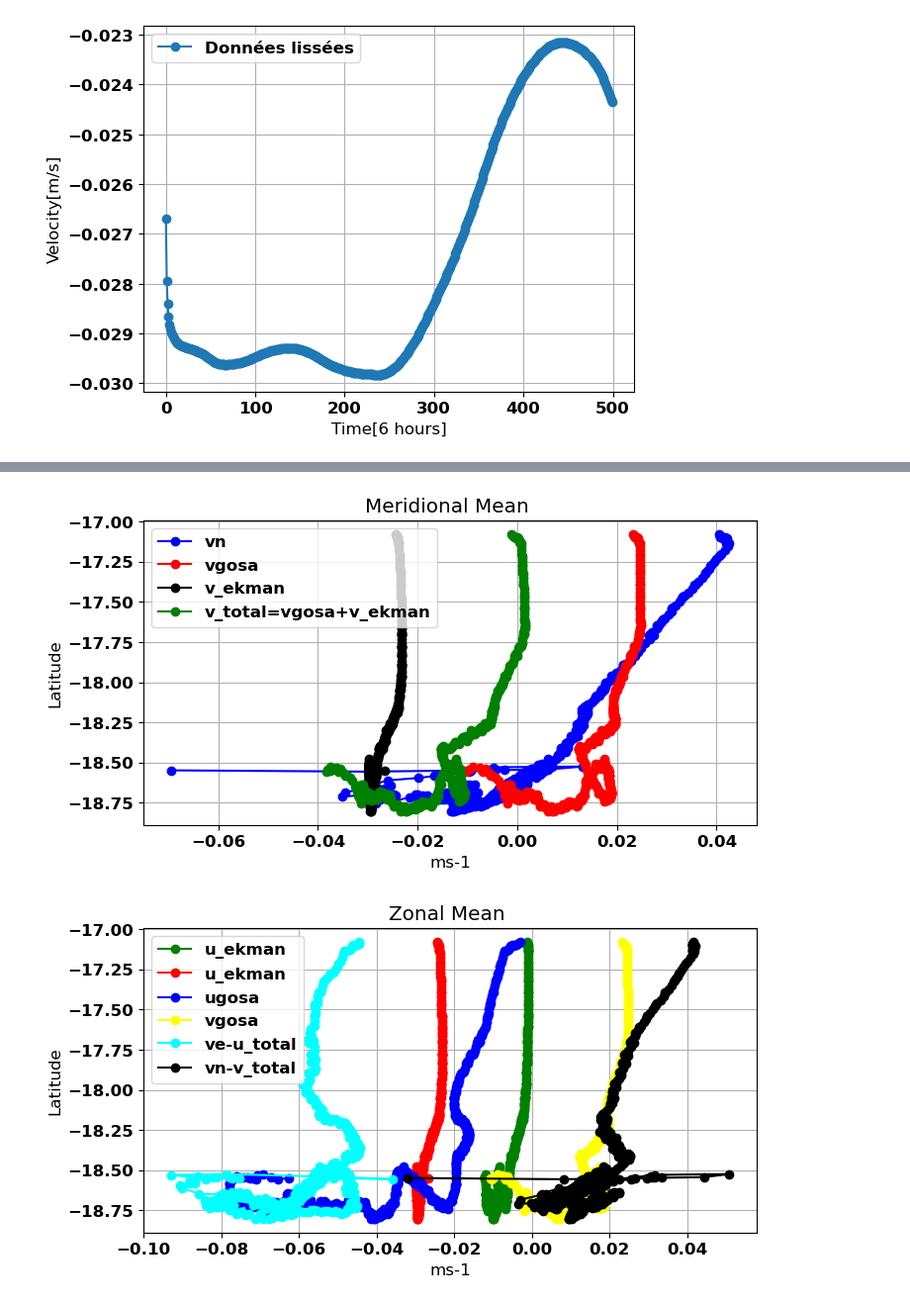
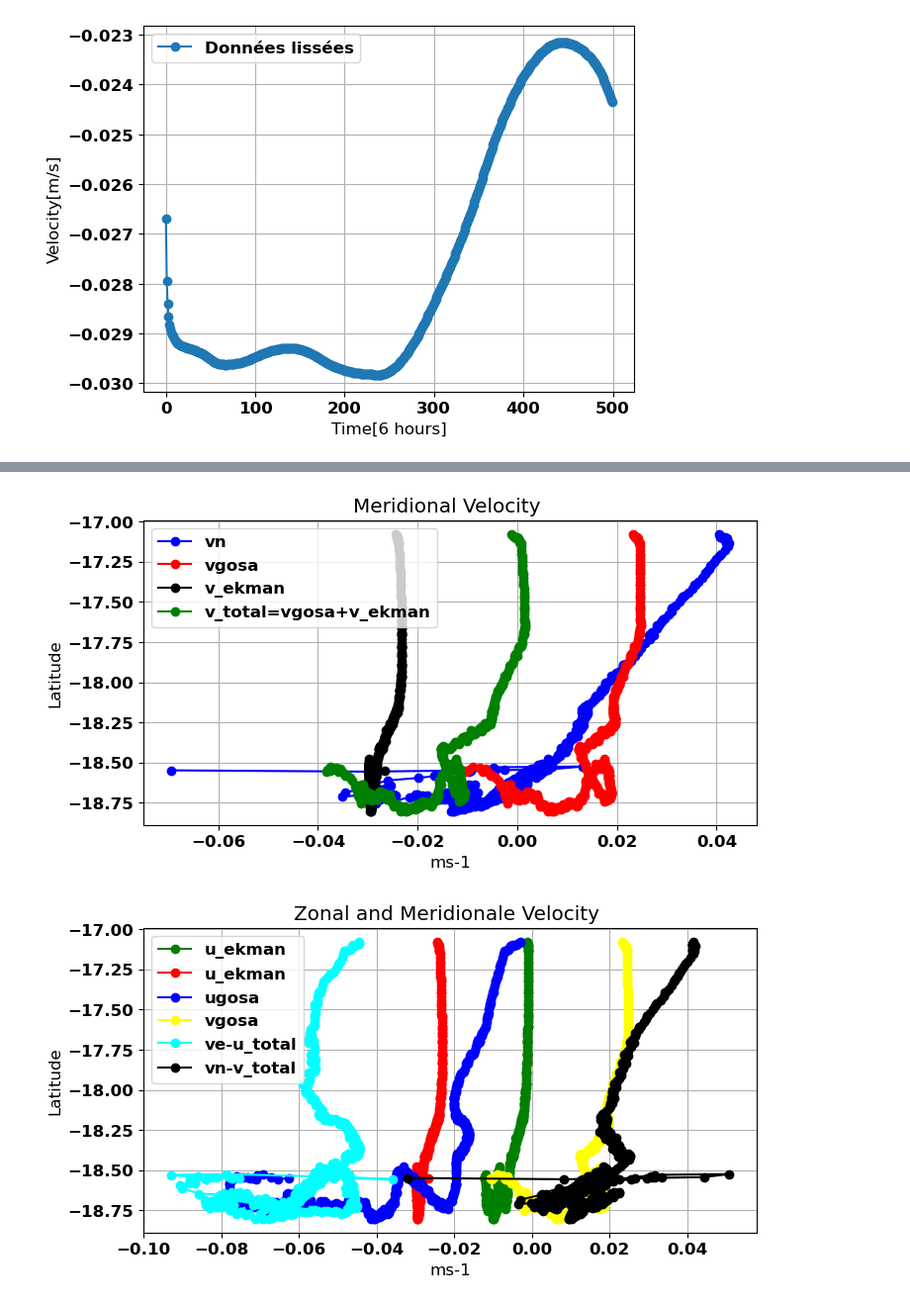
Before and after one commit to Julio-Leonel-Donfack/Courants-Derivants-Cmems, a Jupyter notebook: CMEMS_notebooks/7-courant-combine-drifter-plus-cmems-1.ipynb, the cells around one changed output, grey strips where cells are left out. Shown: that part at 99% size. Drawn from its saved outputs; the diff is of its cells as text; code cells hidden in the pictures.

```diff
--- a/CMEMS_notebooks/7-courant-combine-drifter-plus-cmems-1.ipynb
+++ b/CMEMS_notebooks/7-courant-combine-drifter-plus-cmems-1.ipynb
@@ -881,39 +881,39 @@ plt.plot(filtered_values_6, df_1['latitude'],marker='o', linestyle='-', color='r
 plt.plot(filtered_values_8, df_1['latitude'],marker='o', linestyle='-', color='k',label='v_ekman')
 plt.plot(filtered_values_4, df_1['latitude'],marker='o', linestyle='-', color='g',label='v_total=vgosa+v_ekman')
 
-plt.title('Meridional Mean ')
+plt.title('Meridional Velocity ')
 plt.xlabel('ms-1')
 plt.ylabel('Latitude')
 plt.grid(True)
 plt.legend()
 plt.show()
 # %% [output]
-[figure, old version]
+[figure, new version]
 # %%
  # Tracer le graphique
 plt.figure(figsize=(8, 4))
 plt.plot(filtered_values_7, df_1['latitude'],marker='o', linestyle='-', color='green',label='u_ekman')
 plt.plot(filtered_values_8, df_1['latitude'],marker='o', linestyle='-', color='red',label='u_ekman')
 plt.plot(filtered_values_5, df_1['latitude'],marker='o', linestyle='-', color='blue',label='ugosa')
 plt.plot(filtered_values_6, df_1['latitude'],marker='o', linestyle='-', color='yellow',label='vgosa')
 
 list1=filtered_values_1
 list2=filtered_values_2
 result = [x - y for x, y in zip(list1, list2)]
 plt.plot(result, df_1['latitude'],marker='o', linestyle='-', color='CYAN',label='ve-u_total')
 
 list3=filtered_values_3
 list4=filtered_values_4
 result2 = [x - y for x, y in zip(list3, list4)]
 plt.plot(result2, df_1['latitude'],marker='o', linestyle='-', color='black',label='vn-v_total')
 
-plt.title('Zonal Mean ')
+plt.title('Zonal and Meridionale Velocity ')
 plt.xlabel('ms-1')
 plt.ylabel('Latitude')
 plt.grid(True)
 plt.grid(True)
 plt.legend()
 plt.show()
 # %% [output]
-[figure, old version]
+[figure, new version]
 # %% [markdown]
```
Also changed, not shown: parts of 10 cells of this notebook.
